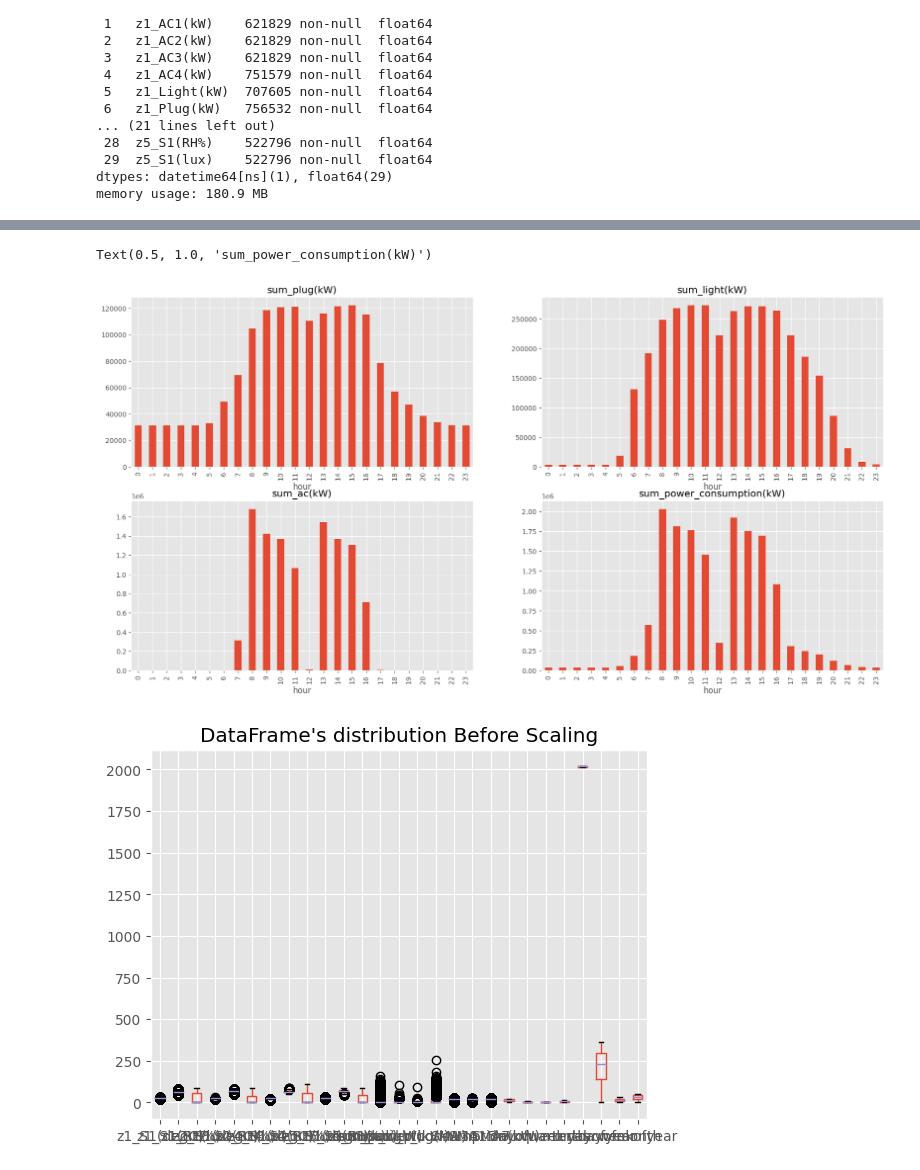
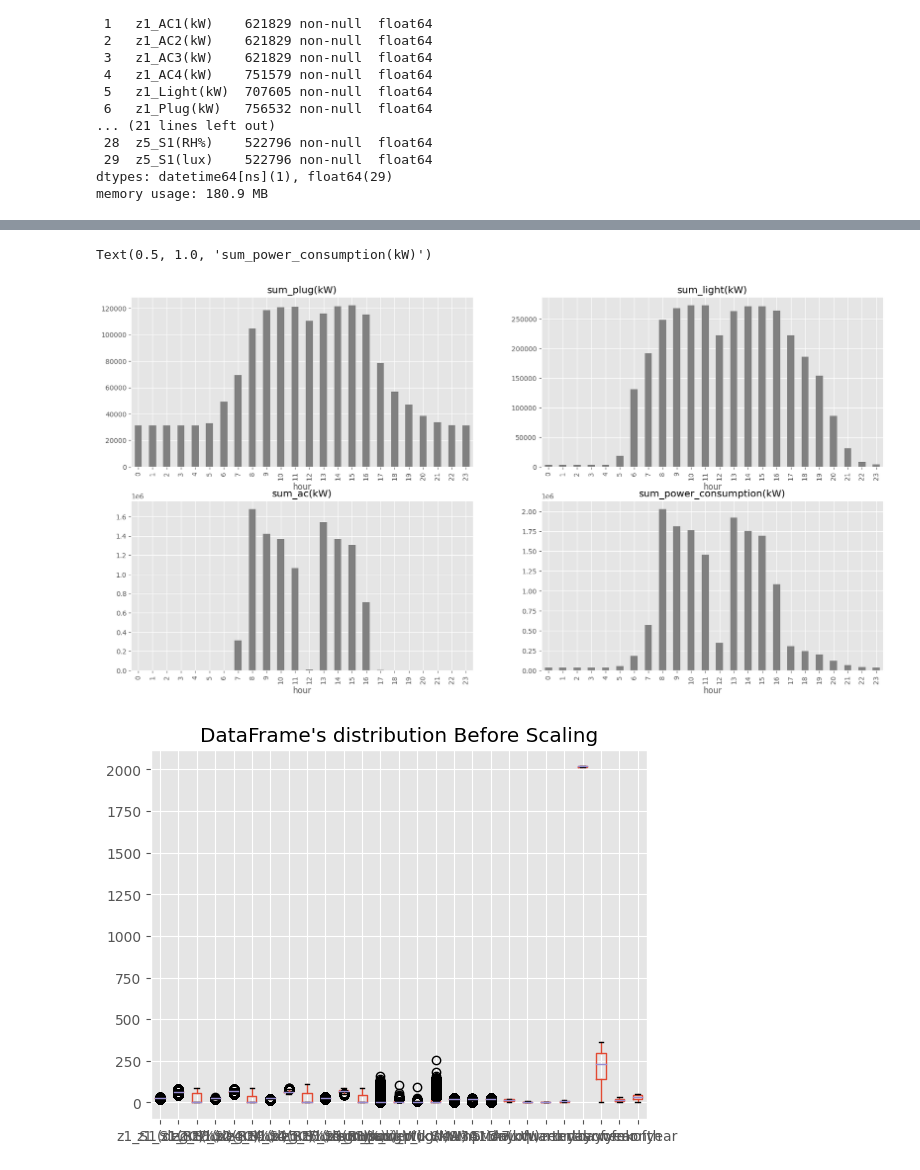
Before and after one commit to Patcharanat/Big-Data-for-Energy-Management, a Jupyter notebook: ee-project-eda.ipynb, the cells around one changed output, grey strips where cells are left out. Saved outputs shown, nothing was run; the diff lists cells and outputs as text; code cells hidden in the pictures.

```diff
--- a/ee-project-eda.ipynb
+++ b/ee-project-eda.ipynb
@@ -51,3 +52,16 @@ total zones:  33
 total columns:  225
 # %% [markdown]
 ## EDA Missing Value
+# %%
+temp_list = []
+
+for i, e in enumerate(dataset_list):
+    print(f'floor: {i+1}')
+    null_row = e.isnull().any(axis=1).sum()
+    total_row = e.shape[0]
+    percent_incompleted = round((null_row/total_row)*100, 2)
+    temp_list.append(percent_incompleted)
+    print('#row containing null:', null_row)
+    print('total rows:', total_row)
+    print('dataset incompleteness:', percent_incompleted, '%\n')
+print(round(np.mean(temp_list), 3))
@@ -105,2 +126,17 @@ Index(['Date', 'z1_AC1(kW)', 'z1_AC2(kW)', 'z1_AC3(kW)', 'z1_AC4(kW)',
+# %%
+zone_temp = ee.sep_zone(df)
+cols_name1 = ee.choose_zone(zone_temp, ['z1'])[1]
+df1 = df[cols_name1]
+cols_name2 = ee.choose_zone(zone_temp, ['z2'])[1]
+df2 = df[cols_name2]
 # %%
 df = ee.process_data(df)
+df1 = ee.process_data(df1)
+df2 = ee.process_data(df2)
+# %%
+values_1 = np.array(df1.groupby('hour')['sum_plug(kW)'].sum())
+values_2 = np.array(df2.groupby('hour')['sum_plug(kW)'].sum())
+index = np.array(df1.groupby('hour')['sum_plug(kW)'].sum().index)
+df = pd.DataFrame({'Zone1': values_1,
+                    'Zone2': values_2}, index=index)
+ax = df.plot.bar(rot=0, color={"Zone1": "salmon", "Zone2": "mediumblue"})
@@ -107,24 +163,24 @@ df = ee.process_data(df)
 # %%
 plt.figure(figsize=(20, 10))
 
 plt.subplot(2, 2, 1)
-df.groupby('hour')['sum_plug(kW)'].sum().plot(kind='bar')
+df.groupby('hour')['sum_plug(kW)'].sum().plot(kind='bar', color='grey')
 plt.title('sum_plug(kW)')
 
 plt.subplot(2, 2, 2)
-df.groupby('hour')['sum_light(kW)'].sum().plot(kind='bar')
+df.groupby('hour')['sum_light(kW)'].sum().plot(kind='bar', color='grey')
 plt.title('sum_light(kW)')
 
 plt.subplot(2, 2, 3)
-df.groupby('hour')['sum_ac(kW)'].sum().plot(kind='bar')
+df.groupby('hour')['sum_ac(kW)'].sum().plot(kind='bar', color='grey')
 plt.title('sum_ac(kW)')
 
 plt.subplot(2, 2, 4)
-df.groupby('hour')['sum_power_consumption(kW)'].sum().plot(kind='bar')
+df.groupby('hour')['sum_power_consumption(kW)'].sum().plot(kind='bar', color='grey')
 plt.title('sum_power_consumption(kW)')
 # %% [output]
 Text(0.5, 1.0, 'sum_power_consumption(kW)')
-[figure, old version]
+[figure, new version]
 # %%
 from sklearn.preprocessing import MinMaxScaler
 from sklearn.preprocessing import StandardScaler
```
Also changed, not shown: parts of 11 cells of this notebook.
